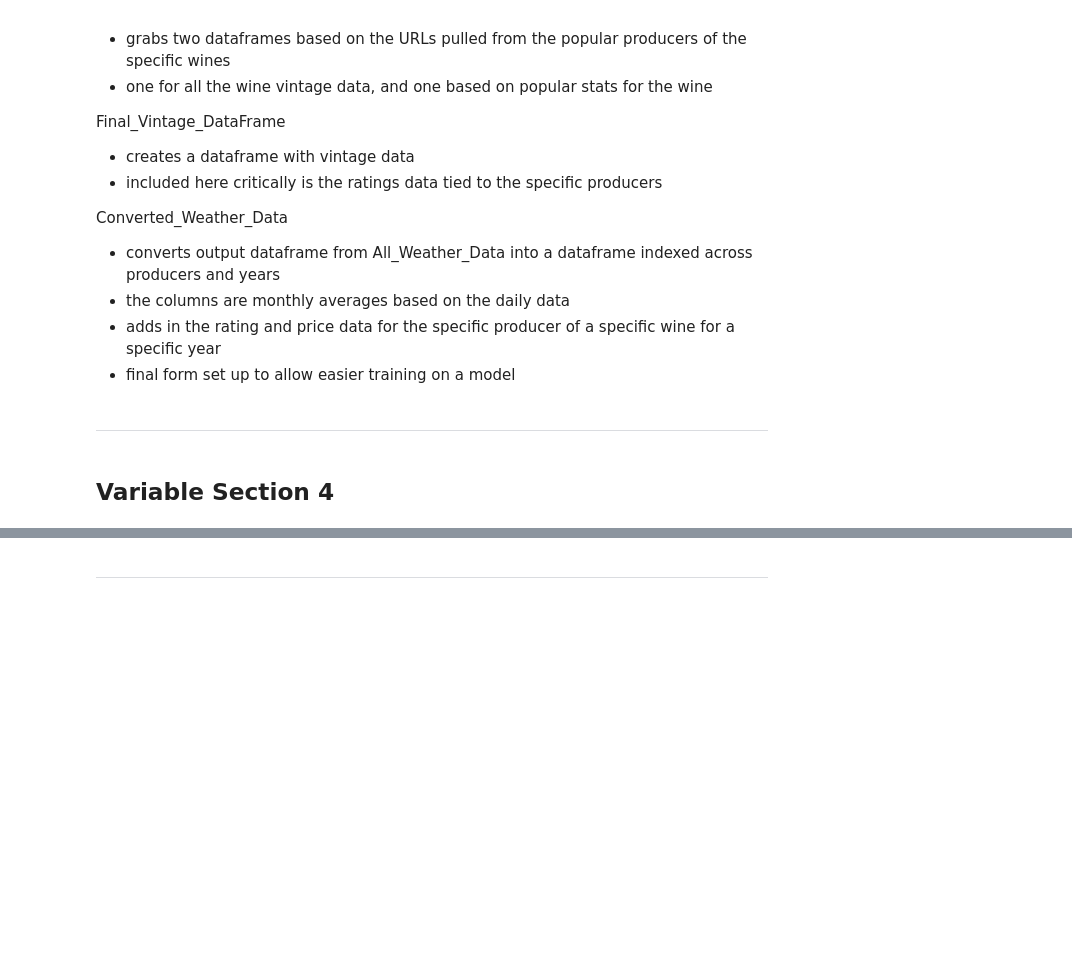
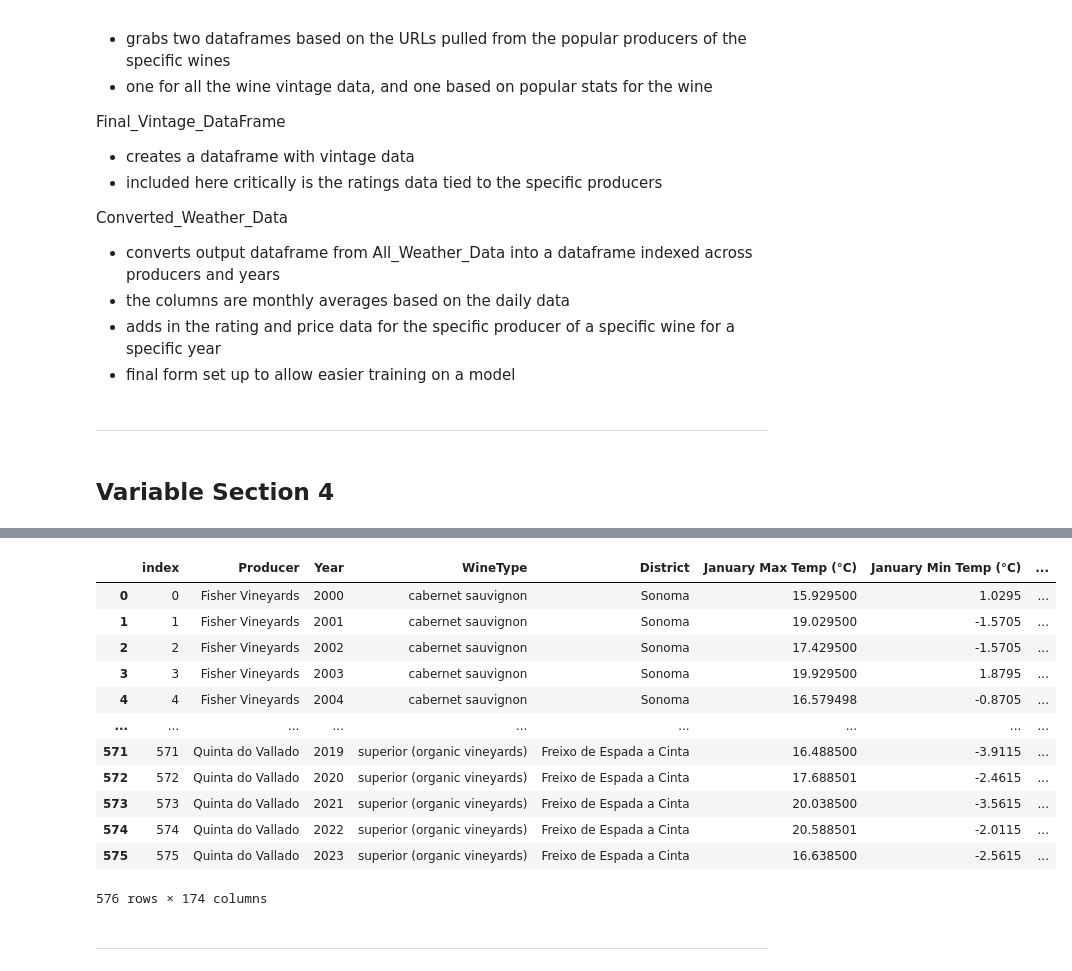
Before and after one commit to willhall2001/BreakinBadCode, a Jupyter notebook: 03_Training_Dataset.ipynb, the cells around one changed output, grey strips where cells are left out. Cells and saved outputs as stored; diff of their text form; code cells hidden in the pictures; blank space fills up the shorter version.

Commit message:
updated training files, reupload

```diff
--- a/03_Training_Dataset.ipynb
+++ b/03_Training_Dataset.ipynb
@@ -260,6 +260,7 @@ def Training_Data(weather_df, vintage_df):
                 yearly_data.update({
 
                     'WineType' : Grouped_Daily_into_Monthly['Top WineType'].first()[0],
+                    'District' : Grouped_Daily_into_Monthly['Top District'].first()[0],
                     f'{month} Max Temp (°C)' : Grouped_Daily_into_Monthly['Max Temp (°C)'].max().iloc[0],
                     f'{month} Min Temp (°C)' : Grouped_Daily_into_Monthly['Min Temp (°C)'].min().iloc[0],
                     f'{month} Avg Temp (°C)' : Grouped_Daily_into_Monthly['Avg Temp (°C)'].mean().iloc[0],
@@ -284,6 +285,7 @@ def Training_Data(weather_df, vintage_df):
     #Add a producer/year column for future merging and reset index
     final_df = final_df.reset_index()
     final_df['Producer/Year'] = final_df.apply(lambda row: row['Producer'] + ' ' + str(row['Year']), axis=1)
+    weather_df_columns = final_df.drop(columns = ['index'])
 
     #Combine the two dataframes
     final_df = pd.merge(final_df, vintage_df, on = 'Producer/Year', how = 'left')
@@ -291,10 +293,11 @@ def Training_Data(weather_df, vintage_df):
     #Modify the dataframe for easier viewing
     final_df = final_df.drop(columns = ['index','Producer/Year', 'ID', 'Reviews Count', 'Producer_v', 'Year_v'])
     final_df.insert(0, 'Producer', final_df.pop('Producer'))
-    final_df.insert(1, 'Year', final_df.pop('Year'))
-    final_df.insert(2, 'Ratings Average', final_df.pop('Ratings Average'))
+    final_df.insert(1, 'District', final_df.pop('District'))
+    final_df.insert(2, 'Year', final_df.pop('Year'))
+    final_df.insert(3, 'Ratings Average', final_df.pop('Ratings Average'))
 
     #Drop all the rows that have NAN in the ratings average column
     final_df = final_df.dropna(subset = ['Ratings Average'])
 
-    return final_df
+    return final_df, weather_df_columns
@@ -312,0 +320,13 @@ FINAL_training_data_FINAL.to_csv(r'C:\Users\fwhal\Downloads\CME528\Project\Final
+# %%
+final_df_file_path = r'C:\Users\fwhal\Downloads\CME528\Project\Repo-2\BreakinBadCode\Final_DataFrames'
+
+FINAL_wine_df_FINAL = pd.read_csv(os.path.join(final_df_file_path, 'FINAL_wine_df_FINAL.csv'))
+FINAL_weather_data_FINAL = pd.read_csv(os.path.join(final_df_file_path, 'FINAL_weather_data_FINAL.csv'))
+FINAL_wine_df_filtered_1Bottle_FINAL = pd.read_csv(os.path.join(final_df_file_path, 'FINAL_wine_df_filtered_1Bottle_FINAL.csv'))
+FINAL_wine_df_filtered_All_Bottles_FINAL = pd.read_csv(os.path.join(final_df_file_path, 'FINAL_wine_df_filtered_All_Bottles_FINAL.csv'))
+# %%
+recommended_vintages_M1_df, all_vintages_M1_df = Vintage_Dataframe(FINAL_wine_df_filtered_1Bottle_FINAL)
+vintage_df_M1_final = Final_Vintage_Dataframe(recommended_vintages_M1_df, all_vintages_M1_df, FINAL_wine_df_FINAL, lower_date_bound = 1900, lower_rating_bound  = 3, lower_review_count = 1)
+
+FINAL_training_data_Model1_FINAL, Columned_Weather_Data = Training_Data(FINAL_weather_data_FINAL, vintage_df_M1_final)
+FINAL_training_data_Model1_FINAL.to_csv(os.path.join(final_df_file_path, 'FINAL_training_data_Model1_FINAL.csv'), index=False)
@@ -313,2 +395,18 @@ FINAL_training_data_FINAL.to_csv(r'C:\Users\fwhal\Downloads\CME528\Project\Final
+# %%
+Columned_Weather_Data
+# %% [output]
+|  | index | Producer | Year | WineType | District | January Max Temp (°C) | January Min Temp (°C) | ... |
+| 0 | 0 | Fisher Vineyards | 2000 | cabernet sauvignon | Sonoma | 15.929500 | 1.0295 | ... |
+| 1 | 1 | Fisher Vineyards | 2001 | cabernet sauvignon | Sonoma | 19.029500 | -1.5705 | ... |
+| 2 | 2 | Fisher Vineyards | 2002 | cabernet sauvignon | Sonoma | 17.429500 | -1.5705 | ... |
+| 3 | 3 | Fisher Vineyards | 2003 | cabernet sauvignon | Sonoma | 19.929500 | 1.8795 | ... |
+| 4 | 4 | Fisher Vineyards | 2004 | cabernet sauvignon | Sonoma | 16.579498 | -0.8705 | ... |
+| ... | ... | ... | ... | ... | ... | ... | ... | ... |
+| 571 | 571 | Quinta do Vallado | 2019 | superior (organic vineyards) | Freixo de Espada a Cinta | 16.488500 | -3.9115 | ... |
+| 572 | 572 | Quinta do Vallado | 2020 | superior (organic vineyards) | Freixo de Espada a Cinta | 17.688501 | -2.4615 | ... |
+| 573 | 573 | Quinta do Vallado | 2021 | superior (organic vineyards) | Freixo de Espada a Cinta | 20.038500 | -3.5615 | ... |
+| 574 | 574 | Quinta do Vallado | 2022 | superior (organic vineyards) | Freixo de Espada a Cinta | 20.588501 | -2.0115 | ... |
+| 575 | 575 | Quinta do Vallado | 2023 | superior (organic vineyards) | Freixo de Espada a Cinta | 16.638500 | -2.5615 | ... |
+576 rows × 174 columns
 # %% [markdown]
 ---
```
Also changed, not shown: parts of 7 cells of this notebook, 6 other files.
